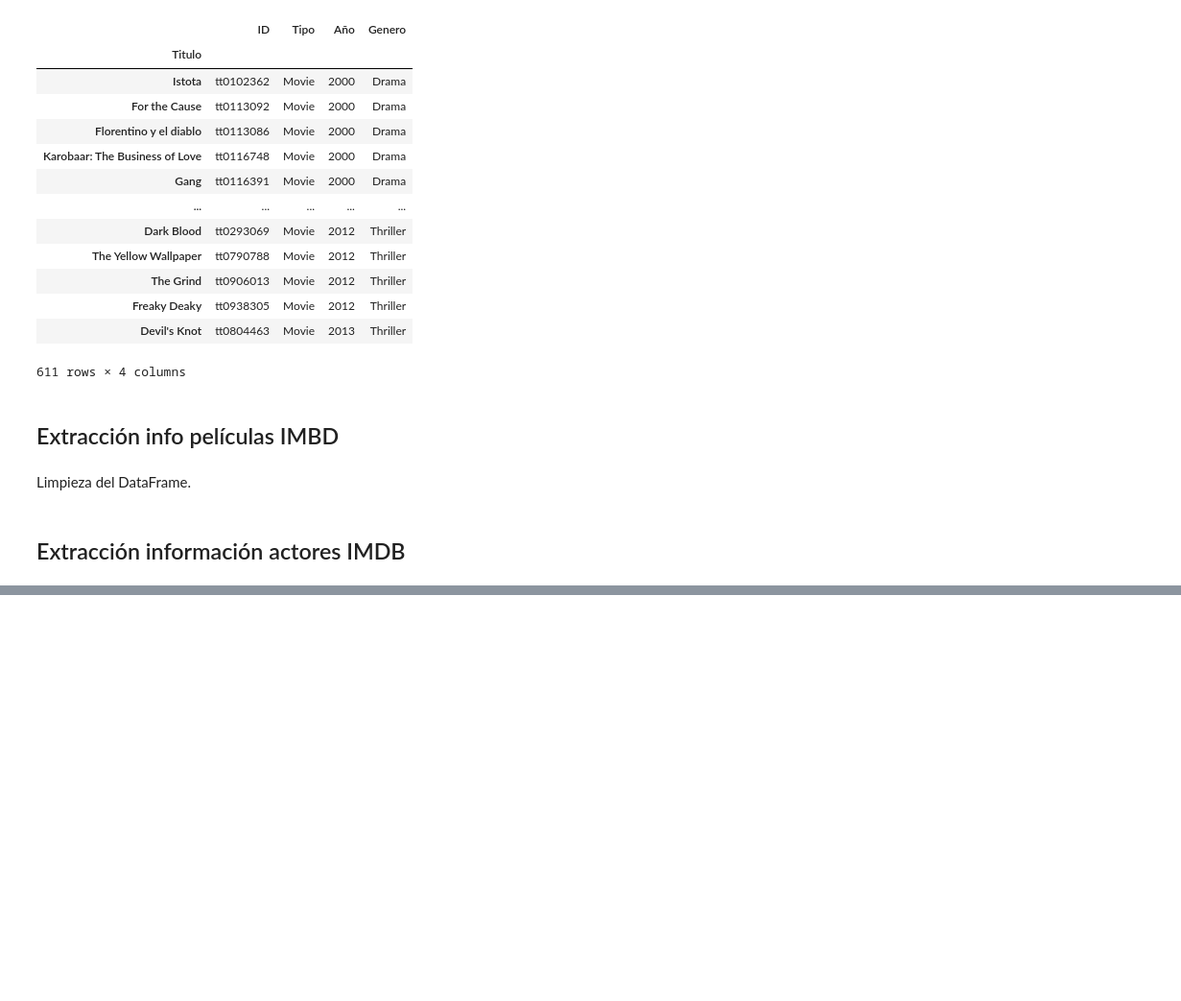
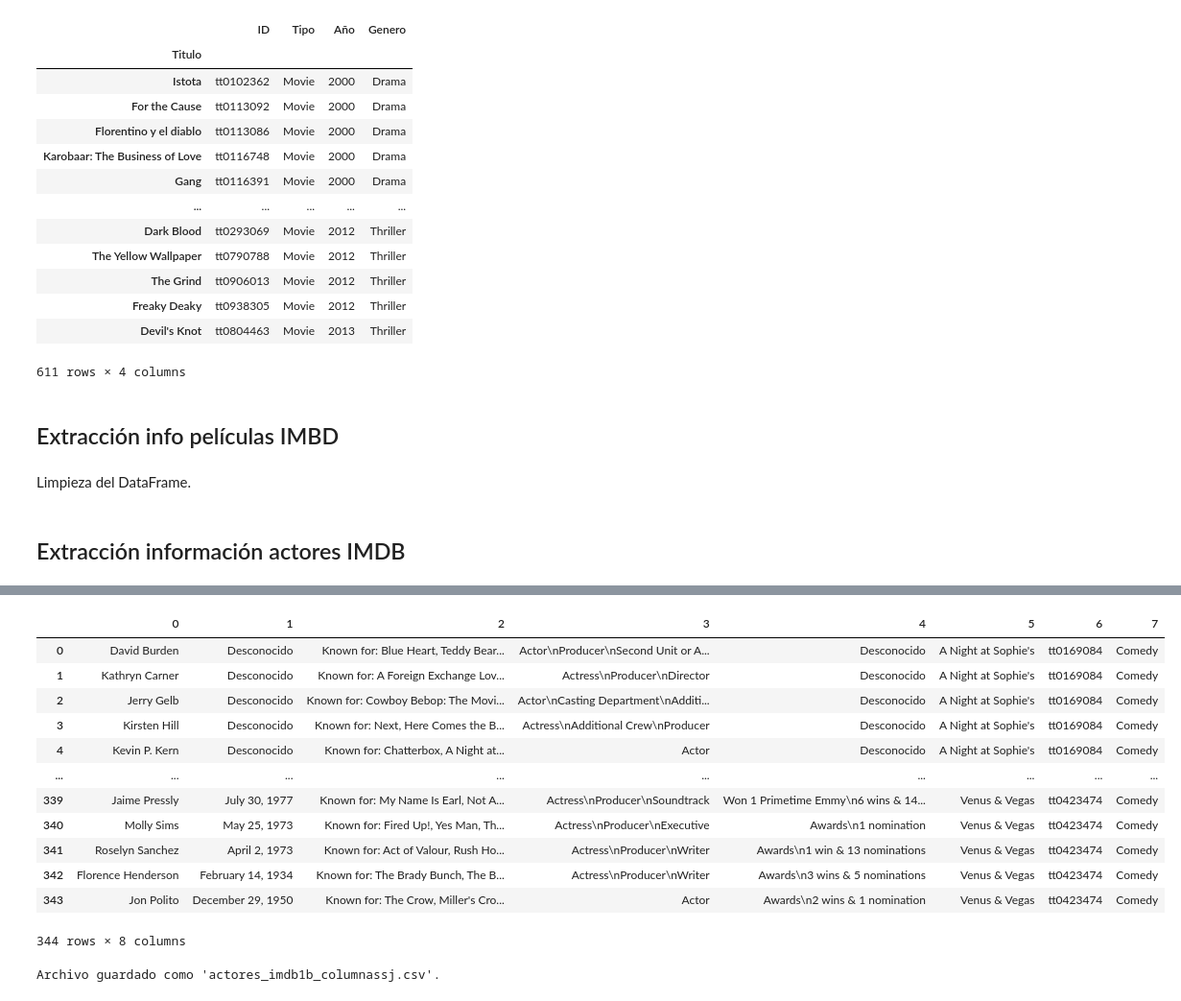
Before and after one commit to mariaie896/proyecto-da-promo-j-modulo-2-team-cinema-data, a Jupyter notebook: fase1_sprint2_API_Selenium_movies_actores.ipynb, the cells around one changed output, grey strips where cells are left out. Shown at 96% size. Drawn from its saved outputs; the diff is of its cells as text; code cells hidden in the pictures; blank space fills up the shorter version.

Commit message:
extr actores completa y union csvs

```diff
--- a/fase1_sprint2_API_Selenium_movies_actores.ipynb
+++ b/fase1_sprint2_API_Selenium_movies_actores.ipynb
@@ -293,9 +296,7 @@ print("Limpieza completada. Archivo guardado como 'peliculas_imdb_concat_limpio.
 # %%
-
 # Leer el archivo CSV y extraer solo la columna 'id'.
-df_IMDB = pd.read_csv('/Users/andreagonzalez/Documents/Adalab/Proyectos_Andrea/Proyecto_2/peliculas_imdb1.csv',index_col = 0)
+df_IMDB1 = pd.read_csv('/Users/elena/Desktop/adalab_curso_data_analytics/proyectos/proyecto2/elena_indv/peliculas_imdb_concat.csv')
 
 # Filtrar los registros donde el tipo sea 'Movie'.
-
-df_IMDB
+df_IMDB1
 # %% [output]
@@ -316,7 +315,0 @@ df_IMDB
-# %%
-# Leer el archivo CSV y extraer solo la columna 'id'.
-df_IMDB1 = pd.read_csv('/Users/andreagonzalez/Documents/Adalab/Proyectos_Adalab/Proyecto_modulo2/proyecto-da-promo-j-modulo-2-team-cinema-data/peliculas_imdb_concat.csv')
-
-# Filtrar los registros donde el tipo sea 'Movie'.
-
-df_IMDB1
@@ -337,10 +316,9 @@ df_IMDB1
 # %%
 # Iniciar el navegador.
-driver = webdriver.Safari()
+driver = webdriver.Chrome()
 print("Abriendo Google.📩")
 
 time.sleep(5)
-
 
 # Abrir página web de IMDb.
 driver.get("https://www.imdb.com/")
@@ -363,9 +341,8 @@ time.sleep(5)
 datos_actores_imdb = []
 
 
-
 # Iterar sobre un rango específico de filas 0-310 del DataFrame.
-for index, row in df_IMDB1.iloc[0:1].iterrows():
+for index, row in df_IMDB1.iloc[135:176].iterrows():
 
     # Buscar la película por su id en IMDb.
     url_pelicula = f"https://www.imdb.com/title/{row['ID de la película']}/"
@@ -403,10 +380,8 @@ for index, row in df_IMDB1.iloc[0:1].iterrows():
                 datos_actores_imdb.append({"Nombre": nombre_actor, "id_actor": index})
 
 
-
         except:
             print(f"Error al encontrar los 10 primeros actores de la pelicula {row['ID de la película']}")
-
 
 
     time.sleep(7)
@@ -430,7 +405,6 @@ for index, row in df_IMDB1.iloc[0:1].iterrows():
 
             # ¿Por qué es conocid@? (Obras)
             try:
-
                 selector_meta = driver.find_element("css selector", "head > meta:nth-child(13)")
                 contenido = selector_meta.get_attribute("content")
                 obras_imbd = contenido
@@ -445,7 +419,6 @@ for index, row in df_IMDB1.iloc[0:1].iterrows():
             time.sleep(5)
 
             # ¿Qué hace?
-
             try:
                 roles_imbd = driver.find_element("xpath", '//*[@id="__next"]/main/div/section[1]/section/div[3]/section/section/div[2]/div/ul').text
                 print(f'Roles {roles_imbd}')
@@ -461,30 +434,28 @@ for index, row in df_IMDB1.iloc[0:1].iterrows():
                 premios = driver.find_element("css selector", "#__next > main > div > section.ipc-page-background.ipc-page-background--base.sc-afa4bed1-0.iMxoKo > div > section > div > div.sc-4b498b6e-1.jDpRYv.ipc-page-grid__item.ipc-page-grid__item--span-2 > section:nth-child(3) > div > ul").text
                 print(f'Premios {premios}')
             except:
-                premios_imbd = "Desconocido"
+                premios = "Desconocido"
                 print(f"Premios: {premios}")
 
 
             time.sleep(5)
 
 
-        # Extraer nombre de la película y género.
+            # Extraer nombre de la película y género.
             nombre_pelicula = row['Nombre de la película']
             genero = row['Genero']
             print(f"Nombre de la película: {nombre_pelicula}")
             print(f"Género: {genero}")
 
             # Guardar los datos del actor en `datos_actores_imdb`.
-
-            datos_actores_imdb.append((nombre_actor, nacimiento_imbd, ", ".join(obras_imbd), roles_imbd, premios, nombre_pelicula, row['ID de la película'], genero))
-
+            datos_actores_imdb.append((nombre_actor, nacimiento_imbd, obras_imbd, roles_imbd, premios, nombre_pelicula, row['ID de la película'], genero))
             print(f"Se ha agregado información del actor {nombre_actor} a datos_actores_imdb.")
 
         except:
             print (f"Error al procesar la página del {nombre_actor}")
 
 
-# Cerramos el navegador
+# Cerramos el navegador.
 driver.close()
 # %% [output]
 Abriendo Google.📩
@@ -518,0 +498,25 @@ datos_actores_imdb
+# %%
+# Convertimos los archivos en Data Frame
+df_actores = pd.DataFrame(datos_actores_imdb[9:])
+# %%
+df_actores
+# %% [output]
+|  | 0 | 1 | 2 | 3 | 4 | 5 | 6 | 7 |
+| 0 | David Burden | Desconocido | Known for: Blue Heart, Teddy Bear... | Actor\nProducer\nSecond Unit or A... | Desconocido | A Night at Sophie's | tt0169084 | Comedy |
+| 1 | Kathryn Carner | Desconocido | Known for: A Foreign Exchange Lov... | Actress\nProducer\nDirector | Desconocido | A Night at Sophie's | tt0169084 | Comedy |
+| 2 | Jerry Gelb | Desconocido | Known for: Cowboy Bebop: The Movi... | Actor\nCasting Department\nAdditi... | Desconocido | A Night at Sophie's | tt0169084 | Comedy |
+| 3 | Kirsten Hill | Desconocido | Known for: Next, Here Comes the B... | Actress\nAdditional Crew\nProducer | Desconocido | A Night at Sophie's | tt0169084 | Comedy |
+| 4 | Kevin P. Kern | Desconocido | Known for: Chatterbox, A Night at... | Actor | Desconocido | A Night at Sophie's | tt0169084 | Comedy |
+| ... | ... | ... | ... | ... | ... | ... | ... | ... |
+| 339 | Jaime Pressly | July 30, 1977 | Known for: My Name Is Earl, Not A... | Actress\nProducer\nSoundtrack | Won 1 Primetime Emmy\n6 wins & 14... | Venus & Vegas | tt0423474 | Comedy |
+| 340 | Molly Sims | May 25, 1973 | Known for: Fired Up!, Yes Man, Th... | Actress\nProducer\nExecutive | Awards\n1 nomination | Venus & Vegas | tt0423474 | Comedy |
+| 341 | Roselyn Sanchez | April 2, 1973 | Known for: Act of Valour, Rush Ho... | Actress\nProducer\nWriter | Awards\n1 win & 13 nominations | Venus & Vegas | tt0423474 | Comedy |
+| 342 | Florence Henderson | February 14, 1934 | Known for: The Brady Bunch, The B... | Actress\nProducer\nWriter | Awards\n3 wins & 5 nominations | Venus & Vegas | tt0423474 | Comedy |
+| 343 | Jon Polito | December 29, 1950 | Known for: The Crow, Miller's Cro... | Actor | Awards\n2 wins & 1 nomination | Venus & Vegas | tt0423474 | Comedy |
+344 rows × 8 columns
+# %%
+# Guardar el archivo para luego poder abrirlo sin la columna del indice, renombrar las columnas y volver a guardarlo con los cambios.
+df_actores.to_csv('actores_imdb1b_columnassj.csv', index=False)
+print("Archivo guardado como 'actores_imdb1b_columnassj.csv'.")
+# %% [output]
+Archivo guardado como 'actores_imdb1b_columnassj.csv'.
```
Also changed, not shown: parts of 13 cells of this notebook.
